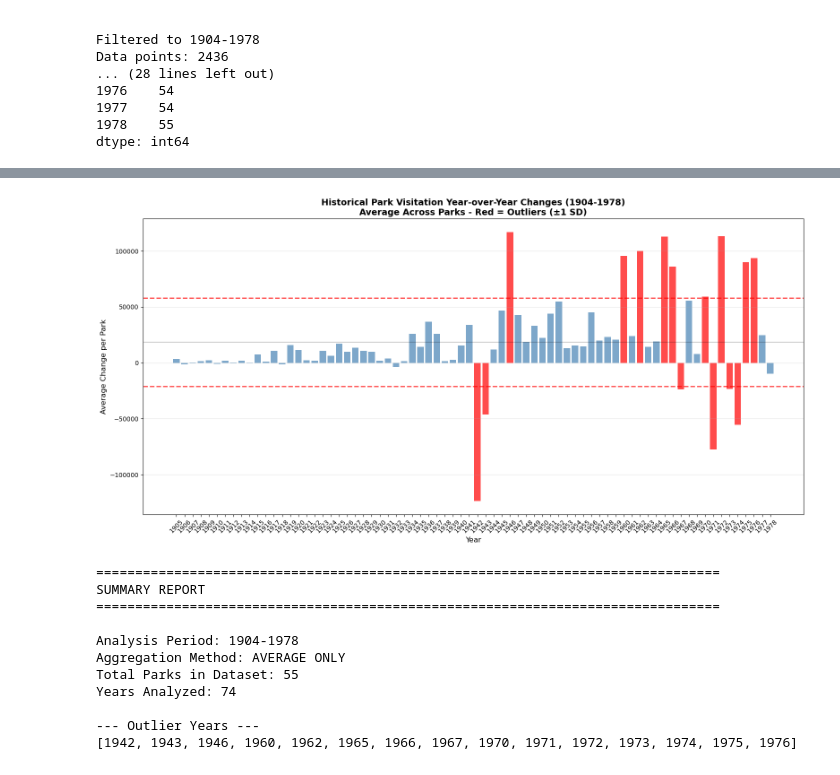
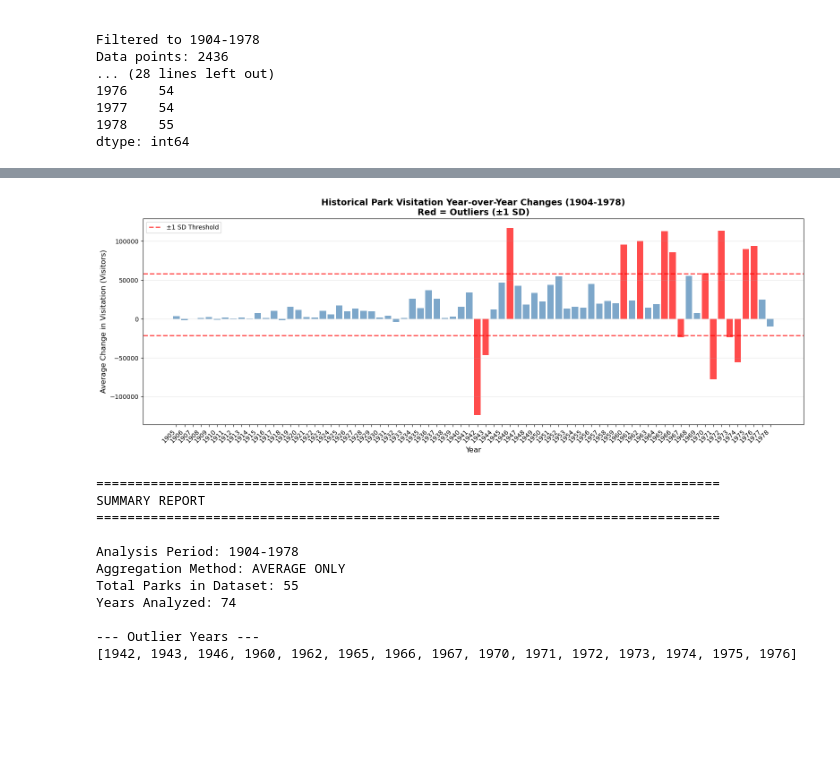
Before and after one commit to jmoussa99/National-Parks-DS, a Jupyter notebook: models/yoy_historic.ipynb, the cells around one changed output, grey strips where cells are left out. Drawn from its saved outputs; the diff is of its cells as text; code cells hidden in the pictures; blank space fills up the shorter version.

```diff
--- a/models/yoy_historic.ipynb
+++ b/models/yoy_historic.ipynb
@@ -210,33 +210,35 @@ dtype: int64
 # %%
 # ============================================================================
 # STEP 4: Visualization
 # ============================================================================
-
-plt.figure(figsize=(16, 8))
+plt.figure(figsize=(16, 6))  # Better aspect ratio for readability
 colors = ['red' if abs(z) > Z_SCORE_THRESHOLD else 'steelblue' for z in aggregate_z_scores]
-
 plt.bar(aggregate_changes_filtered.index.astype(str),
         aggregate_changes_filtered.values, color=colors, alpha=0.7)
 
-plt.axhline(y=agg_mean + Z_SCORE_THRESHOLD * agg_std, color='red', linestyle='--', linewidth=2, alpha=0.7)
-plt.axhline(y=agg_mean - Z_SCORE_THRESHOLD * agg_std, color='red', linestyle='--', linewidth=2, alpha=0.7)
-plt.axhline(y=agg_mean, color='black', linestyle='-', linewidth=1, alpha=0.3)
+# Add threshold lines with labels
+plt.axhline(y=agg_mean + Z_SCORE_THRESHOLD * agg_std, color='red', linestyle='--',
+            linewidth=2, alpha=0.7, label=f'±{Z_SCORE_THRESHOLD} SD Threshold')
+plt.axhline(y=agg_mean - Z_SCORE_THRESHOLD * agg_std, color='red', linestyle='--',
+            linewidth=2, alpha=0.7)
+# plt.axhline(y=agg_mean, color='black', linestyle='-', linewidth=1, alpha=0.3,
+        #     label=f'Mean ({agg_mean:,.0f})')
 
 plt.xlabel('Year', fontsize=12)
-plt.ylabel(AGGREGATE_LABEL, fontsize=12)
+plt.ylabel('Average Change in Visitation (Visitors)', fontsize=12)
 plt.title(f'Historical Park Visitation Year-over-Year Changes ({START_YEAR}-{END_YEAR})\n'
-          f'Average Across Parks - Red = Outliers (±{Z_SCORE_THRESHOLD} SD)',
+          f'Red = Outliers (±{Z_SCORE_THRESHOLD} SD)',
           fontsize=14, fontweight='bold')
-
-plt.xticks(rotation=45)
+plt.xticks(rotation=45, ha='right')  # Added ha='right' for better label alignment
+plt.legend(loc='upper left', fontsize=10)  # Add legend
 plt.grid(True, alpha=0.3, axis='y')
 plt.tight_layout()
 
 filename = f'historical_outliers_{START_YEAR}_{END_YEAR}.png'
 plt.savefig(filename, dpi=300, bbox_inches='tight')
 plt.show()
 # %% [output]
-[figure, old version]
+[figure, new version]
 # %%
 # ============================================================================
 # STEP 5: Summary Report
```
Also changed, not shown: 5 other files.
